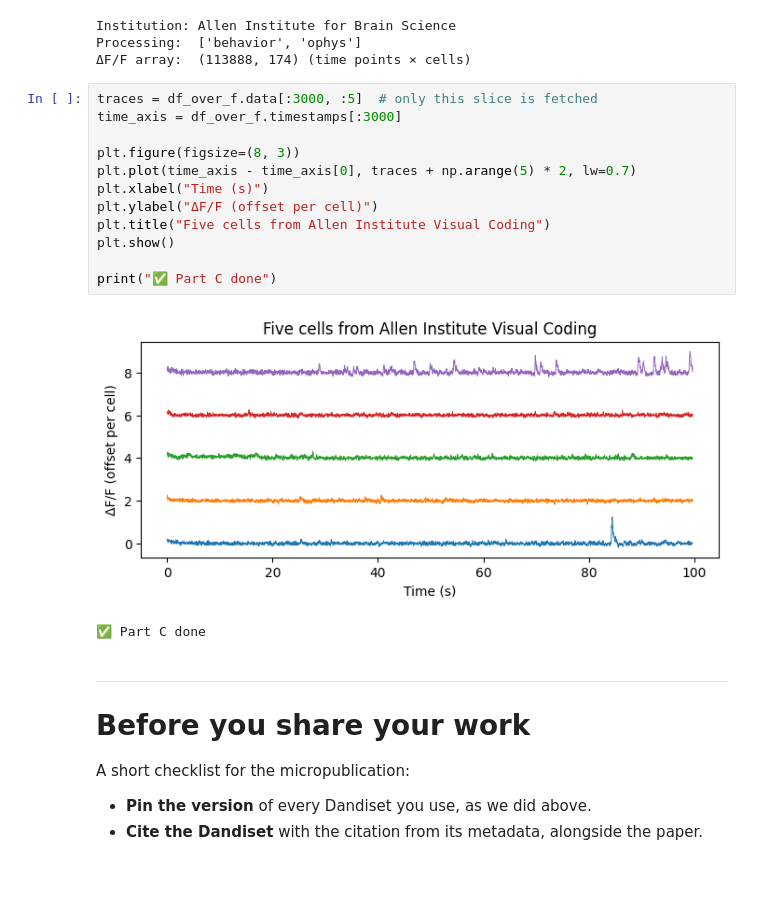
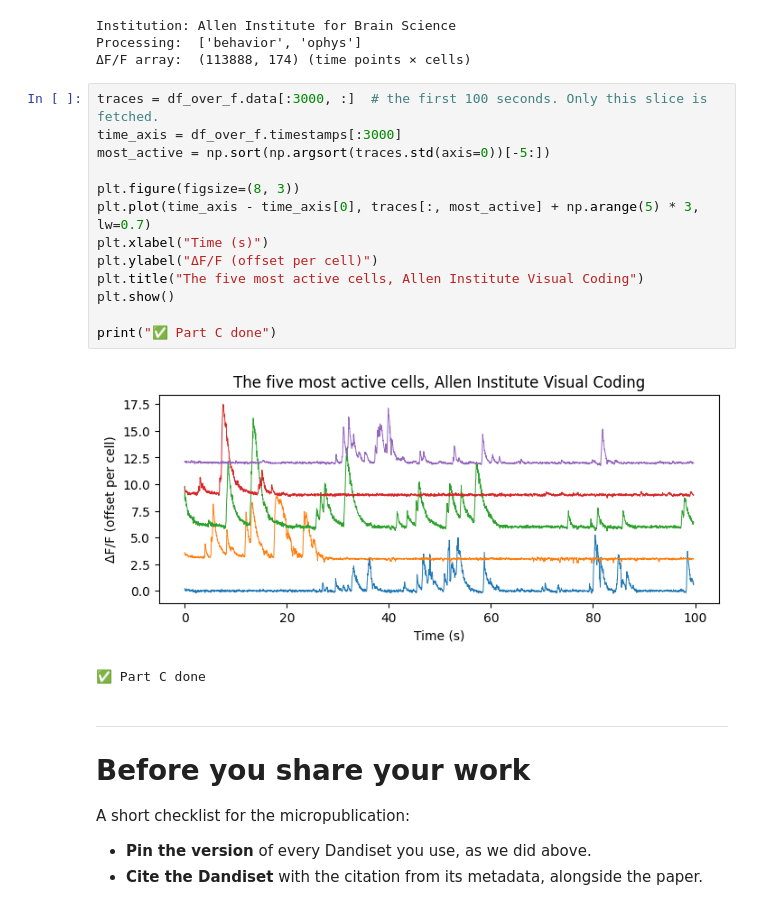
Before and after one commit to catalystneuro/example-notebooks, a Jupyter notebook: tutorials/neuromatch_isp_2026/workshop.ipynb, the cells around one changed output. Drawn from its saved outputs; the diff is of its cells as text; blank space fills up the shorter version.

Commit message:
Plot the five most active cells in the Allen example
Co-Authored-By: Claude Fable 5.2 <noreply@anthropic.com>

```diff
--- a/tutorials/neuromatch_isp_2026/workshop.ipynb
+++ b/tutorials/neuromatch_isp_2026/workshop.ipynb
@@ -570,19 +570,20 @@ Institution: Allen Institute for Brain Science
 Processing:  ['behavior', 'ophys']
 ΔF/F array:  (113888, 174) (time points × cells)
 # %%
-traces = df_over_f.data[:3000, :5]  # only this slice is fetched
+traces = df_over_f.data[:3000, :]  # the first 100 seconds. Only this slice is fetched.
 time_axis = df_over_f.timestamps[:3000]
+most_active = np.sort(np.argsort(traces.std(axis=0))[-5:])
 
 plt.figure(figsize=(8, 3))
-plt.plot(time_axis - time_axis[0], traces + np.arange(5) * 2, lw=0.7)
+plt.plot(time_axis - time_axis[0], traces[:, most_active] + np.arange(5) * 3, lw=0.7)
 plt.xlabel("Time (s)")
 plt.ylabel("ΔF/F (offset per cell)")
-plt.title("Five cells from Allen Institute Visual Coding")
+plt.title("The five most active cells, Allen Institute Visual Coding")
 plt.show()
 
 print("✅ Part C done")
 # %% [output]
-[figure, old version]
+[figure, new version]
 ✅ Part C done
 # %% [markdown]
 ---
```
